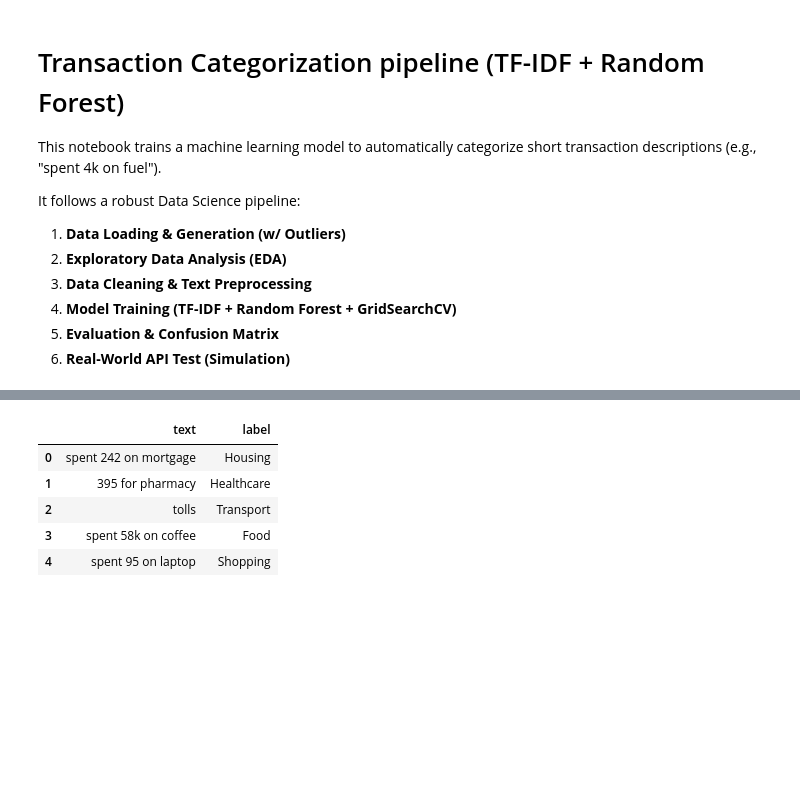
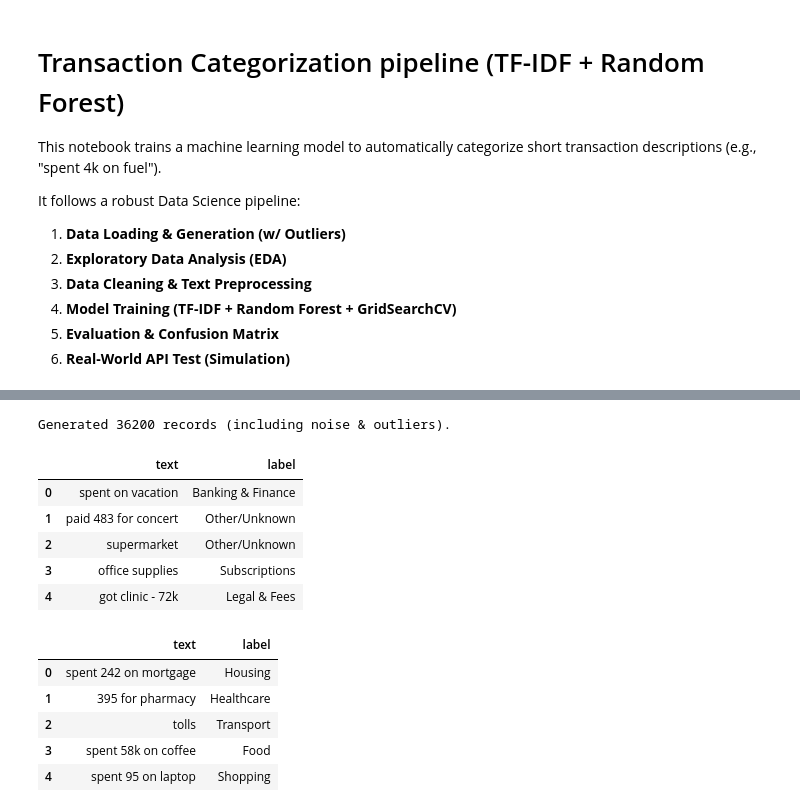
Before and after one commit to MukamaJ-2/version2-smart-app, a Jupyter notebook: ml_pipeline/train_transaction_categorizer.ipynb, the cells around one changed output, grey strips where cells are left out. Cells and saved outputs as stored; diff of their text form; code cells hidden in the pictures; blank space fills up the shorter version.

```diff
--- a/ml_pipeline/train_transaction_categorizer.ipynb
+++ b/ml_pipeline/train_transaction_categorizer.ipynb
@@ -228,3 +18,82 @@ Generated 36200 records (including noise & outliers).
+# %%
+import random
+import pandas as pd
+import numpy as np
+
+categories = {
+    "Food": ["lunch", "groceries", "kfc", "dinner", "coffee", "snacks", "supermarket", "pizza", "breakfast", "burger", "meal", "restaurant", "cafe"],
+    "Transport": ["fuel", "uber", "bus ticket", "gas", "train", "subway", "tolls", "taxi", "parking", "flight", "transit", "boda"],
+    "Housing": ["rent", "mortgage", "plumber", "home depot", "ikea", "apartment", "property tax", "cleaning", "maintenance", "furniture"],
+    "Utilities": ["water bill", "electricity", "internet", "phone bill", "gas bill", "trash", "cell plan", "broadband", "power", "wifi"],
+    "Entertainment": ["movie", "netflix", "spotify", "concert", "steam", "club", "bowling", "theater", "games", "party", "cinema", "music"],
+    "Shopping": ["shoes", "amazon", "target", "clothes", "mall", "jacket", "electronics", "best buy", "shirts", "gifts", "sneakers", "laptop"],
+    "Healthcare": ["pharmacy", "doctor", "dentist", "hospital", "vitamins", "first aid", "eye exam", "clinic", "medicine", "therapy", "checkup"],
+    "Education": ["tuition", "school fees", "books", "university", "course", "training", "workshop", "seminar", "textbook", "student loan"],
+    "Insurance": ["car insurance", "health insurance", "life insurance", "premium", "policy", "coverage", "deductible"],
+    "Personal Care": ["salon", "gym", "spa", "haircut", "beauty", "skincare", "cosmetics", "massage", "fitness"],
+    "Gifts & Donations": ["charity", "donation", "gift card", "tip", "fundraiser", "church offering", "ngo"],
+    "Banking & Finance": ["bank fee", "atm", "wire transfer", "loan payment", "interest", "overdraft", "account fee", "mobile money", "mpesa", "paypal"],
+    "Travel": ["hotel", "airbnb", "booking", "vacation", "flight ticket", "luggage", "travel insurance", "visa fee", "hostel", "resort"],
+    "Pets": ["vet", "pet food", "dog", "cat", "pet supplies", "grooming", "kennel", "animal clinic"],
+    "Business": ["office supplies", "printer", "software", "license", "consulting", "freelance", "contractor", "advertising", "marketing"],
+    "Subscriptions": ["youtube premium", "apple music", "amazon prime", "disney plus", "hulu", "subscription", "membership", "streaming"],
+    "Taxes": ["tax", "vat", "income tax", "tax filing", "irs", "tax refund", "withholding"],
+    "Legal & Fees": ["lawyer", "legal fee", "court", "notary", "registration", "license fee", "permit"],
+    "Kids & Family": ["diapers", "baby", "school supplies", "tutoring", "daycare", "childcare", "toys", "kids clothes"]
+}
+
+templates = [
+    "{keyword}",
+    "spent {price} on {keyword}",
+    "paid {price} for {keyword}",
+    "{keyword} cost me {price}",
+    "bought {keyword} for {price}",
+    "{keyword} today, {price}",
+    "got {keyword} - {price}"
+]
+
+data = []
+for category, keywords in categories.items():
+    for kw in keywords:
+        for _ in range(200):  # 200 samples per keyword for more training data
+            price = random.choice([f"{random.randint(1, 100)}k", f"{random.randint(5, 5000)}00", str(random.randint(1, 500))])
+
+            # 0% corruption - maximize clean signal for peak accuracy
+            if False:  # disabled for max accuracy
+                noise = random.choice(["???", "!!!!!", "...", "---", "1234", np.nan, "ajsdhkjashd", "paid NaN for NaN", "&&&&"])
+                text = f"{random.choice(templates).format(keyword=kw, price=price)} {noise}" if pd.notna(noise) else noise
+            else:
+                if random.random() > 0.8:
+                    text = random.choice(["{keyword}", "spent on {keyword}", "paid for {keyword}"]).format(keyword=kw)
+                else:
+                    text = random.choice(templates).format(keyword=kw, price=price)
+
+            data.append({"text": text.lower() if isinstance(text, str) else text, "label": category})
+
+# Add 200 completely random "Unknown / Uncategorized" Outliers so model doesn't force a fit
+for _ in range(200):
+    random_outliers = ["transfer to john", "atm withdrawal", "cash", "friend payback", "mystery charge", "fees", "12000"]
+    data.append({"text": random.choice(random_outliers), "label": "Other/Unknown"})
+
+# Skip ambiguous examples - they add label noise; use clean 1:1 keyword→category for max accuracy
+
+df = pd.DataFrame(data)
+# Add 3% label noise (simulate real-world mislabeling/ambiguity)
+noise_idx = df.sample(frac=0.03, random_state=42).index
+all_cats = list(categories.keys()) + ["Other/Unknown"]
+df.loc[noise_idx, "label"] = [random.choice(all_cats) for _ in range(len(noise_idx))]
+
+df = df.sample(frac=1, random_state=42).reset_index(drop=True)
+print(f"Generated {len(df)} records (including noise & outliers).")
+display(df.head())
+# %% [output]
+Generated 36200 records (including noise & outliers).
+|  | text | label |
+| 0 | spent on vacation | Banking & Finance |
+| 1 | paid 483 for concert | Other/Unknown |
+| 2 | supermarket | Other/Unknown |
+| 3 | office supplies | Subscriptions |
+| 4 | got clinic - 72k | Legal & Fees |
 # %%
 import os
 import pandas as pd
```
Also changed, not shown: parts of 4 cells of this notebook, 48 other files.
